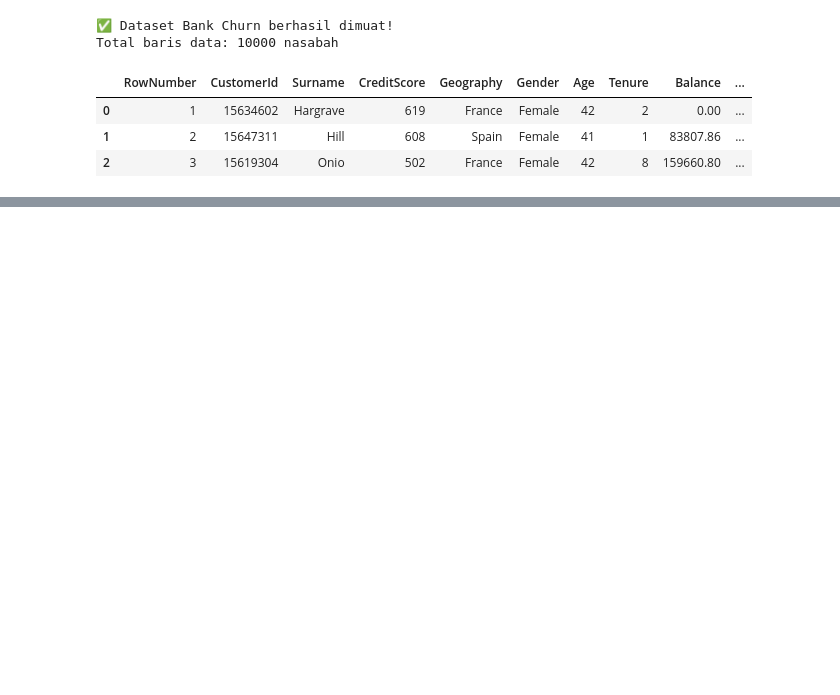
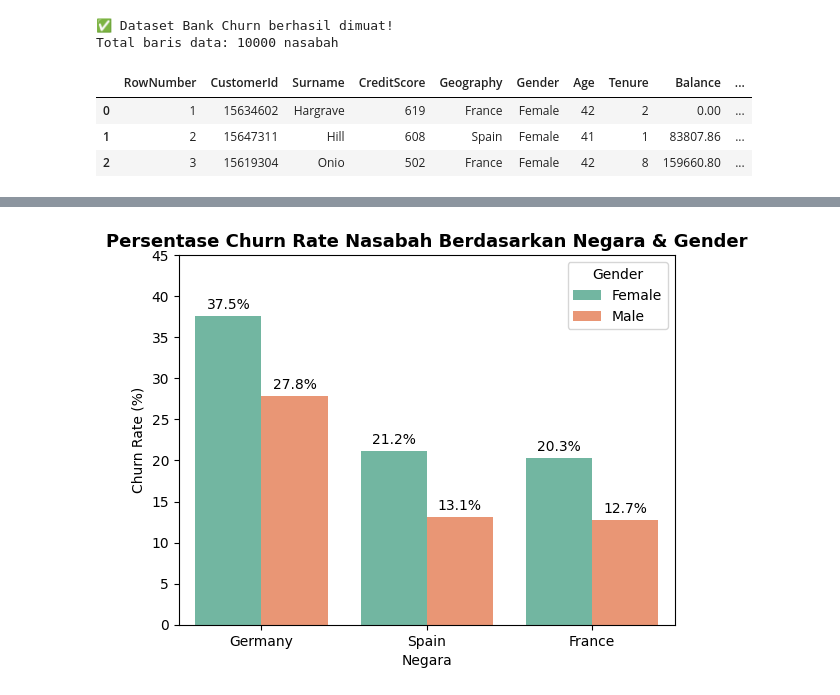
Before and after one commit to albaras236-del/KOPI-GIT, a Jupyter notebook: Bank_data.ipynb, the cells around one changed output, grey strips where cells are left out. Saved outputs shown, nothing was run; the diff lists cells and outputs as text; code cells hidden in the pictures; blank space fills up the shorter version.

```diff
--- a/Bank_data.ipynb
+++ b/Bank_data.ipynb
@@ -22,3 +22,18 @@ Total baris data: 10000 nasabah
 | 0 | 1 | 15634602 | Hargrave | 619 | France | Female | 42 | 2 | 0.00 | ... |
 | 1 | 2 | 15647311 | Hill | 608 | Spain | Female | 41 | 1 | 83807.86 | ... |
 | 2 | 3 | 15619304 | Onio | 502 | France | Female | 42 | 8 | 159660.80 | ... |
+# %%
+query_Churn = """
+Select
+Geography,
+Gender,
+Count (*) As total_nasabah,
+sum(Exited) as Jumlah_churn,
+round(Avg(Exited)* 100,2) as Churn_rate_percent,
+round(Avg(Balance),2) as rata_rata_saldo
+from  tabel_churn
+group by Geography, Gender
+order by churn_rate_percent Desc
+"""
+df_analyst = pd.read_sql_query(query_Churn, conn)
+df_analyst
@@ -24,0 +51,27 @@ Total baris data: 10000 nasabah
+# %%
+ax = sns.barplot(
+    data=df_analyst,
+    x="Geography",
+    y="Churn_rate_percent",
+    hue="Gender",
+    palette="Set2",
+)
+
+# 3. Judul dan Label
+plt.title(
+    "Persentase Churn Rate Nasabah Berdasarkan Negara & Gender",
+    fontsize=13,
+    fontweight="bold",
+)
+plt.xlabel("Negara")
+plt.ylabel("Churn Rate (%)")
+plt.ylim(0, 45)
+
+# 4. Tambahkan persentase di atas SEMUA batang (menggunakan bar_label)
+for container in ax.containers:
+  ax.bar_label(container, fmt="%.1f%%", padding=3)
+
+# 5. Tampilkan
+plt.show()
+# %% [output]
+[figure, added]
```
Also changed, not shown: parts of 10 cells of this notebook.
